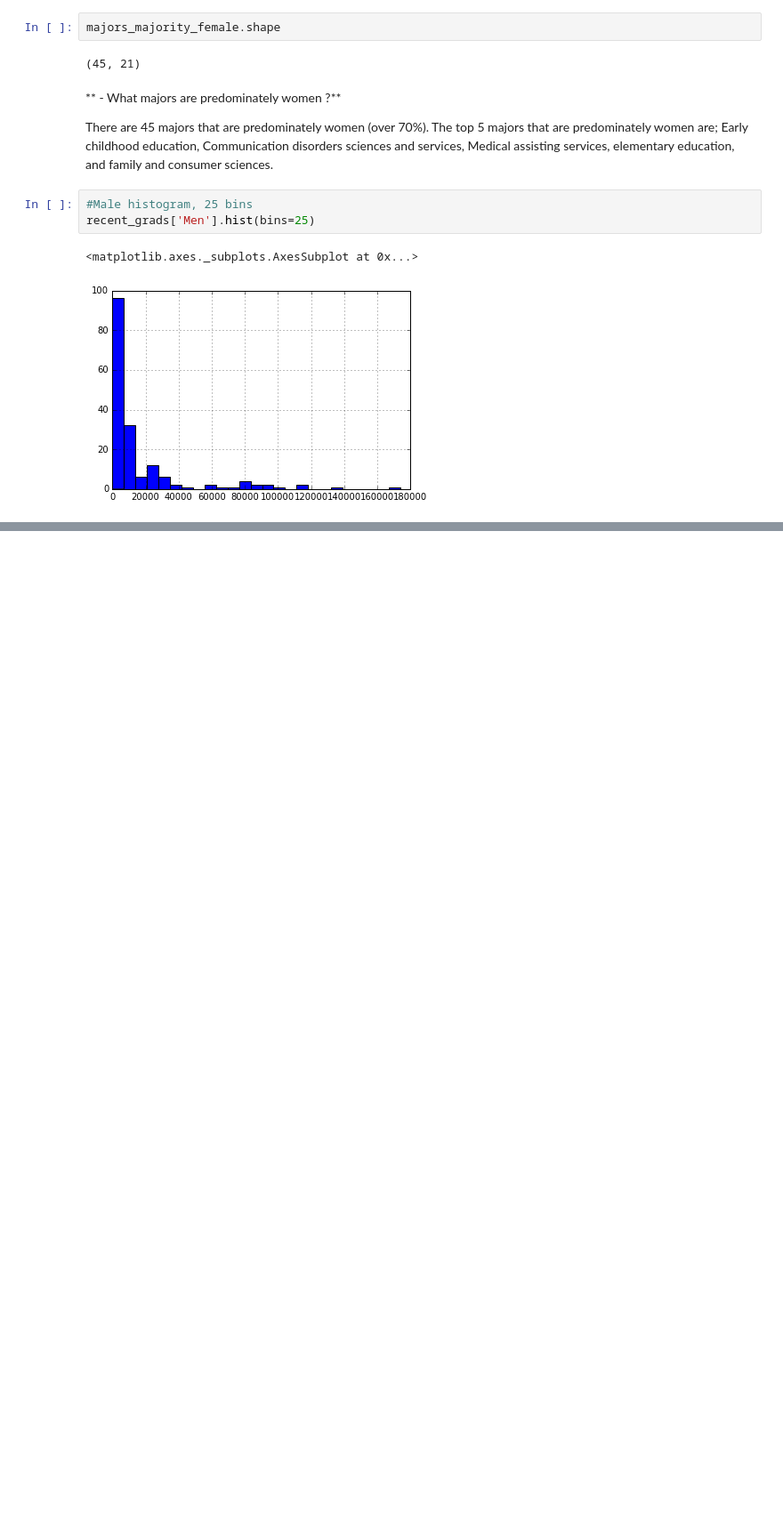
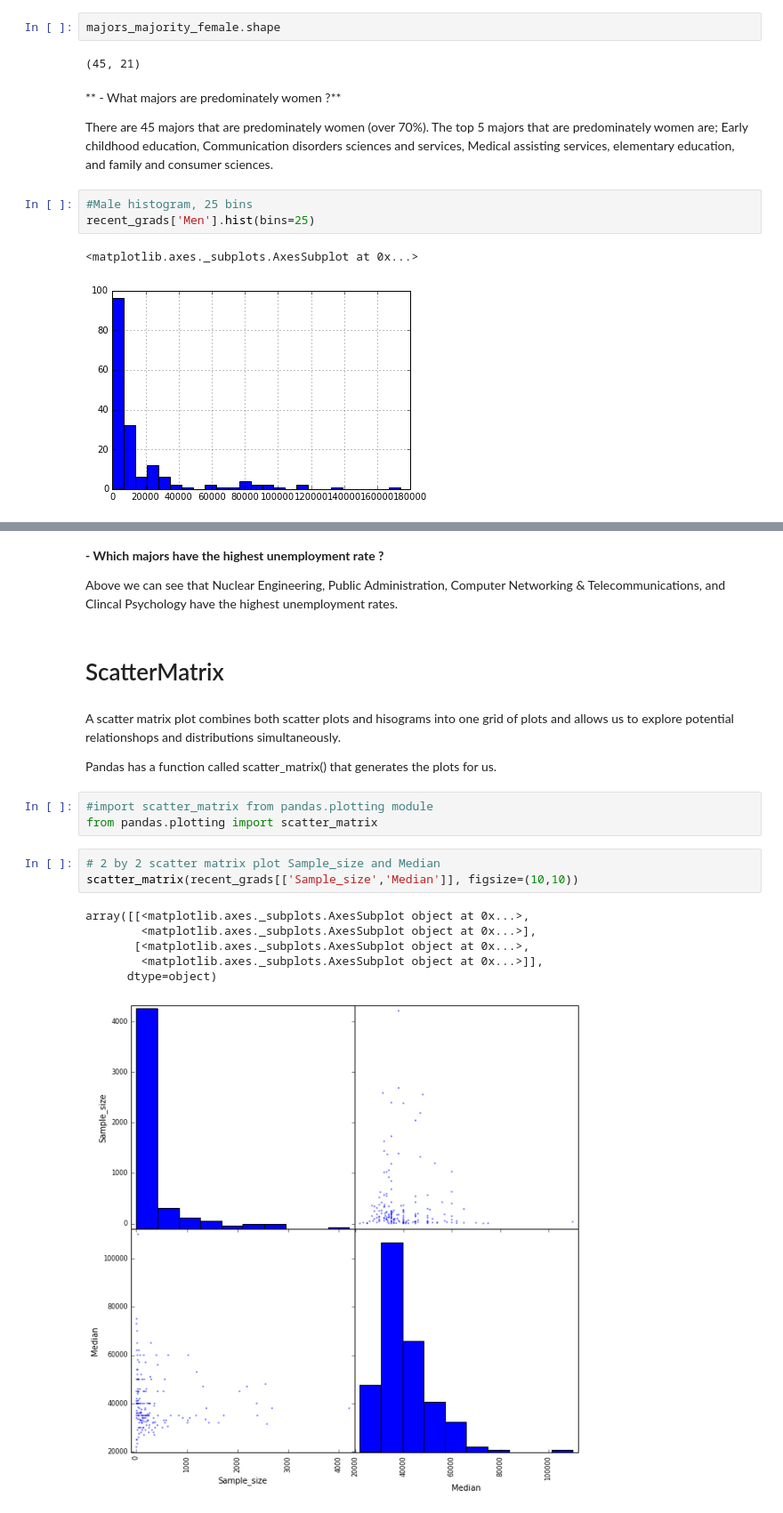
Before and after one commit to nkalpaxis/Visualizing_Earnings_Based_On_College_Majors, a Jupyter notebook: Visualizing_earnings_based_on_college_majors.ipynb, the cells around one changed output, grey strips where cells are left out. Shown: that part at 89% size. Saved outputs shown, nothing was run; the diff lists cells and outputs as text; blank space fills up the shorter version.

```diff
--- a/Visualizing_earnings_based_on_college_majors.ipynb
+++ b/Visualizing_earnings_based_on_college_majors.ipynb
@@ -305,0 +340,23 @@ Name: Men, dtype: float64
+# %% [markdown]
+**- Which majors have the highest unemployment rate ?**
+
+Above we can see that Nuclear Engineering, Public Administration, Computer Networking & Telecommunications, and Clincal Psychology have the highest unemployment rates.
+# %% [markdown]
+# ScatterMatrix
+# %% [markdown]
+A scatter matrix plot combines both scatter plots and hisograms into one grid of plots and allows us to explore potential relationshops and distributions simultaneously.
+
+Pandas has a function called scatter_matrix() that generates the plots for us.
+# %%
+#import scatter_matrix from pandas.plotting module
+from pandas.plotting import scatter_matrix
+# %%
+# 2 by 2 scatter matrix plot Sample_size and Median
+scatter_matrix(recent_grads[['Sample_size','Median']], figsize=(10,10))
+# %% [output]
+array([[<matplotlib.axes._subplots.AxesSubplot object at 0x...>,
+        <matplotlib.axes._subplots.AxesSubplot object at 0x...>],
+       [<matplotlib.axes._subplots.AxesSubplot object at 0x...>,
+        <matplotlib.axes._subplots.AxesSubplot object at 0x...>]],
+      dtype=object)
+[figure, added]
```
Also changed, not shown: parts of 20 cells of this notebook.
